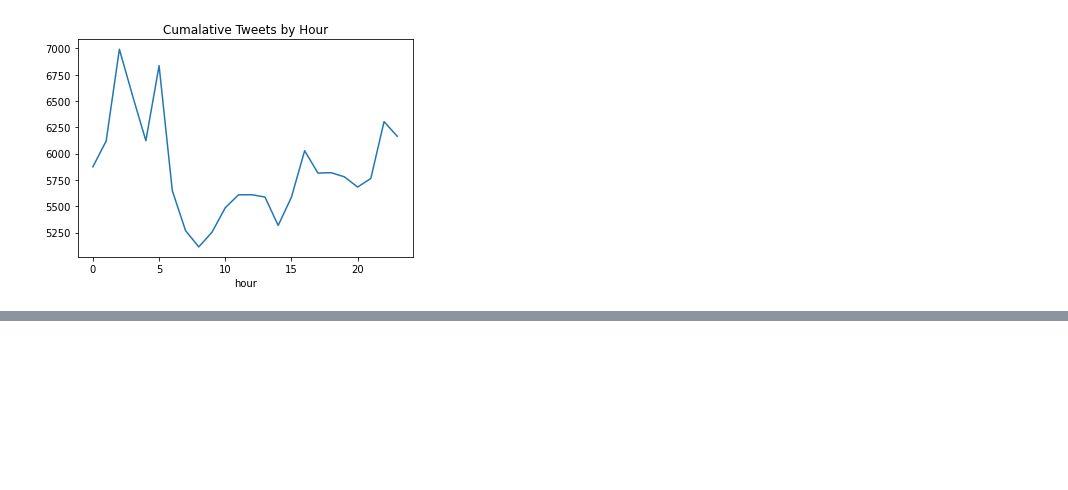
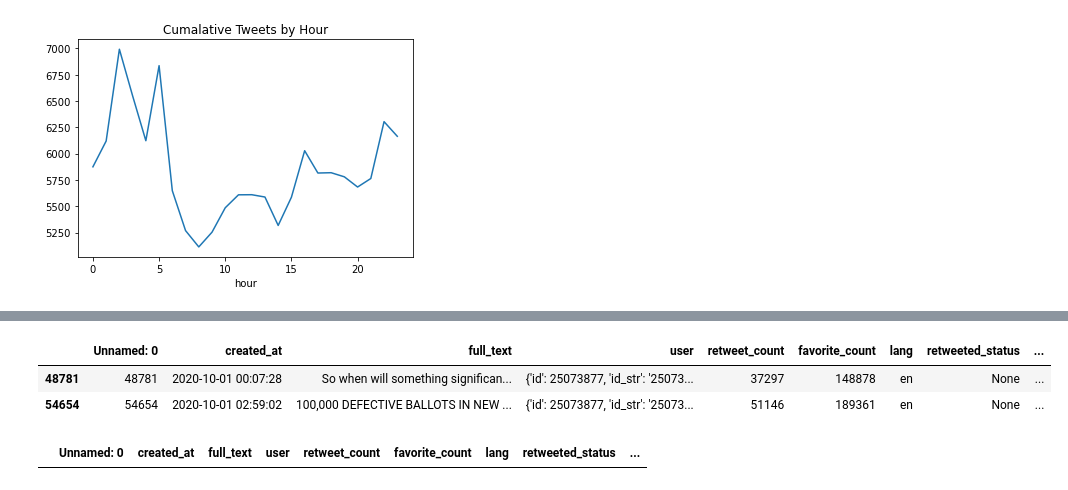
Before and after one commit to rakhira/poller_opposites_election_datathon, a Jupyter notebook: notebooks/eda.ipynb, the cells around one changed output, grey strips where cells are left out. Cells and saved outputs as stored; diff of their text form; code cells hidden in the pictures; blank space fills up the shorter version.

```diff
--- a/notebooks/eda.ipynb
+++ b/notebooks/eda.ipynb
@@ -56,0 +78,10 @@ plt.savefig('/Users/lesropro/the_dive/DATAthon/poller_opposites_election_hackath
+# %%
+final_df[final_df['user_name']=='realDonaldTrump']
+# %% [output]
+|  | Unnamed: 0 | created_at | full_text | user | retweet_count | favorite_count | lang | retweeted_status | ... |
+| 48781 | 48781 | 2020-10-01 00:07:28 | So when will something significan... | {'id': 25073877, 'id_str': '25073... | 37297 | 148878 | en | None | ... |
+| 54654 | 54654 | 2020-10-01 02:59:02 | 100,000 DEFECTIVE BALLOTS IN NEW ... | {'id': 25073877, 'id_str': '25073... | 51146 | 189361 | en | None | ... |
+# %%
+final_df[final_df['user_name']=='JoeBiden']
+# %% [output]
+|  | Unnamed: 0 | created_at | full_text | user | retweet_count | favorite_count | lang | retweeted_status | ... |
```
Also changed, not shown: parts of 2 cells of this notebook, 1 other file.
